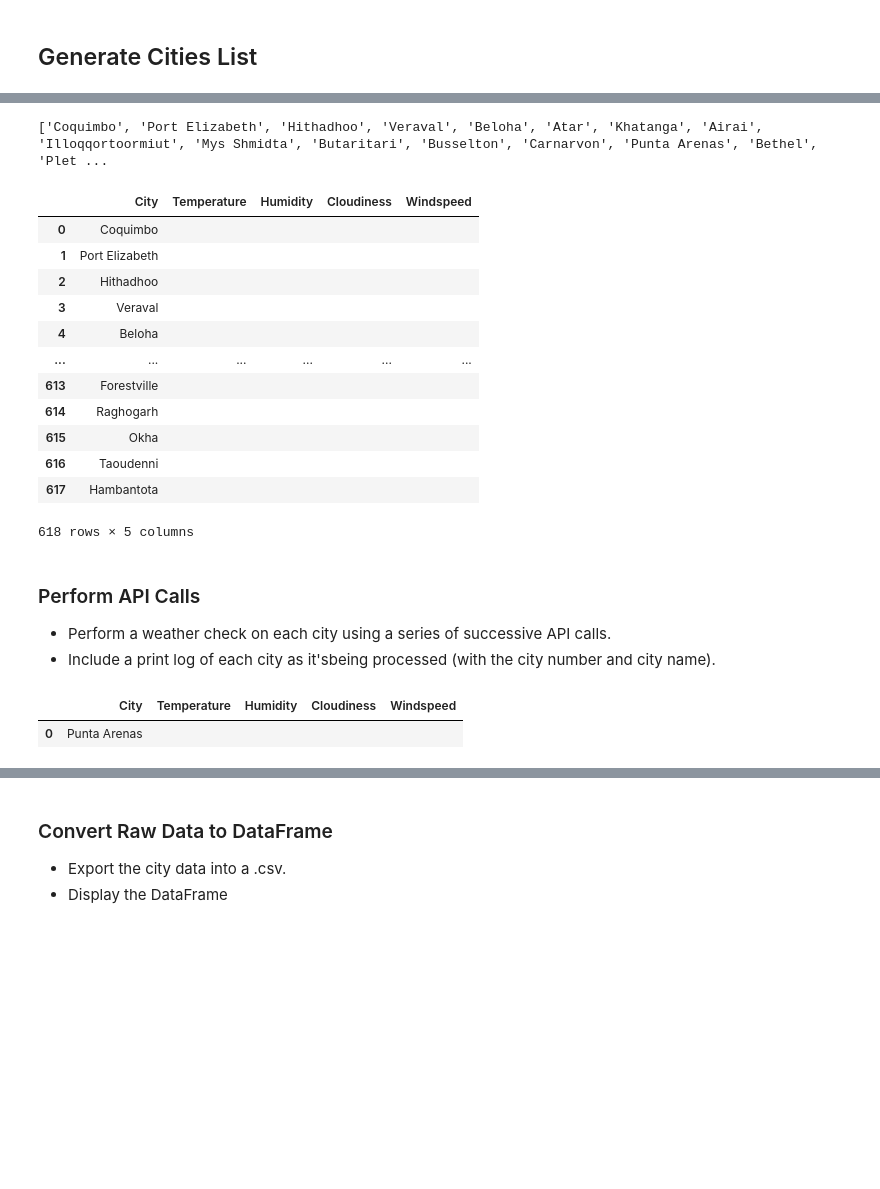
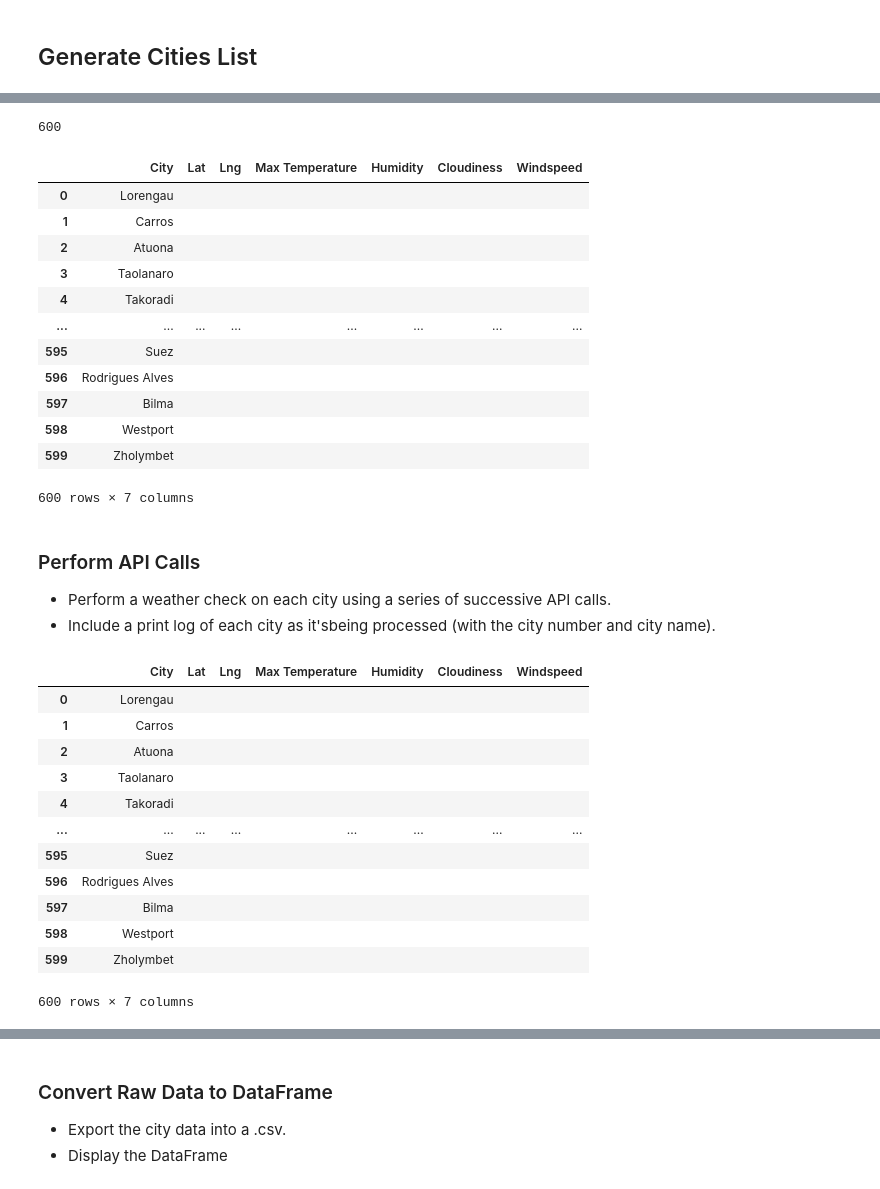
Before and after one commit to CCom20/api-challenge-python, a Jupyter notebook: weatherpy/starter_code/WeatherPy.ipynb, the cells around one changed output, grey strips where cells are left out. Drawn from its saved outputs; the diff is of its cells as text; code cells hidden in the pictures; blank space fills up the shorter version.

```diff
--- a/weatherpy/starter_code/WeatherPy.ipynb
+++ b/weatherpy/starter_code/WeatherPy.ipynb
@@ -49,35 +49,38 @@ len(cities)
 # %%
+# To make the DataFrame look cleaner, convert the cities list to titlecase and no
 cities_list = []
 for city in cities:
     cities_list.append(city.title())
 
-print(cities_list)
+len(cities_list)
 # %% [output]
-['Coquimbo', 'Port Elizabeth', 'Hithadhoo', 'Veraval', 'Beloha', 'Atar', 'Khatanga', 'Airai', 'Illoqqortoormiut', 'Mys Shmidta', 'Butaritari', 'Busselton', 'Carnarvon', 'Punta Arenas', 'Bethel', 'Plet ...
+600
 # %%
 # Create the Empty DataFrame for the API Calls: Columns == Temperature, Humidity, Cloudiness, Windspeed
 
 cities_df = pd.DataFrame(cities_list)
 cities_df = cities_df.rename(columns={0: "City"})
-cities_df["Temperature"] = ""
+cities_df["Lat"] = ""
+cities_df["Lng"] = ""
+cities_df["Max Temperature"] = ""
 cities_df["Humidity"] = ""
 cities_df["Cloudiness"] = ""
 cities_df["Windspeed"] = ""
 cities_df
 # %% [output]
-|  | City | Temperature | Humidity | Cloudiness | Windspeed |
-| 0 | Coquimbo |  |  |  |  |
-| 1 | Port Elizabeth |  |  |  |  |
-| 2 | Hithadhoo |  |  |  |  |
-| 3 | Veraval |  |  |  |  |
-| 4 | Beloha |  |  |  |  |
-| ... | ... | ... | ... | ... | ... |
-| 613 | Forestville |  |  |  |  |
-| 614 | Raghogarh |  |  |  |  |
-| 615 | Okha |  |  |  |  |
-| 616 | Taoudenni |  |  |  |  |
-| 617 | Hambantota |  |  |  |  |
+|  | City | Lat | Lng | Max Temperature | Humidity | Cloudiness | Windspeed |
+| 0 | Lorengau |  |  |  |  |  |  |
+| 1 | Carros |  |  |  |  |  |  |
+| 2 | Atuona |  |  |  |  |  |  |
+| 3 | Taolanaro |  |  |  |  |  |  |
+| 4 | Takoradi |  |  |  |  |  |  |
+| ... | ... | ... | ... | ... | ... | ... | ... |
+| 595 | Suez |  |  |  |  |  |  |
+| 596 | Rodrigues Alves |  |  |  |  |  |  |
+| 597 | Bilma |  |  |  |  |  |  |
+| 598 | Westport |  |  |  |  |  |  |
+| 599 | Zholymbet |  |  |  |  |  |  |
-618 rows × 5 columns
+600 rows × 7 columns
 # %% [markdown]
 ### Perform API Calls
 * Perform a weather check on each city using a series of successive API calls.
@@ -85,19 +125,23 @@ cities_df
 # %%
 # Set the base ULR Get: Temperature, Humidity, Cloudiness, Windspeed
 base_weather_url = "http://api.openweathermap.org/data/2.5/weather?q="
 
-# test city
-city_test = ["Punta Arenas"]
-cities_test_df = pd.DataFrame(city_test)
-cities_test_df = cities_test_df.rename(columns={0: "City"})
-cities_test_df["Temperature"] = ""
-cities_test_df["Humidity"] = ""
-cities_test_df["Cloudiness"] = ""
-cities_test_df["Windspeed"] = ""
-cities_test_df
+# Display empty DataFrame, just as a reminder
+cities_df
 # %% [output]
-|  | City | Temperature | Humidity | Cloudiness | Windspeed |
-| 0 | Punta Arenas |  |  |  |  |
+|  | City | Lat | Lng | Max Temperature | Humidity | Cloudiness | Windspeed |
+| 0 | Lorengau |  |  |  |  |  |  |
+| 1 | Carros |  |  |  |  |  |  |
+| 2 | Atuona |  |  |  |  |  |  |
+| 3 | Taolanaro |  |  |  |  |  |  |
+| 4 | Takoradi |  |  |  |  |  |  |
+| ... | ... | ... | ... | ... | ... | ... | ... |
+| 595 | Suez |  |  |  |  |  |  |
+| 596 | Rodrigues Alves |  |  |  |  |  |  |
+| 597 | Bilma |  |  |  |  |  |  |
+| 598 | Westport |  |  |  |  |  |  |
+| 599 | Zholymbet |  |  |  |  |  |  |
+600 rows × 7 columns
 # %%
 #  for index, row in cities_pd.iterrows():
 
```
Also changed, not shown: parts of 6 cells of this notebook.
